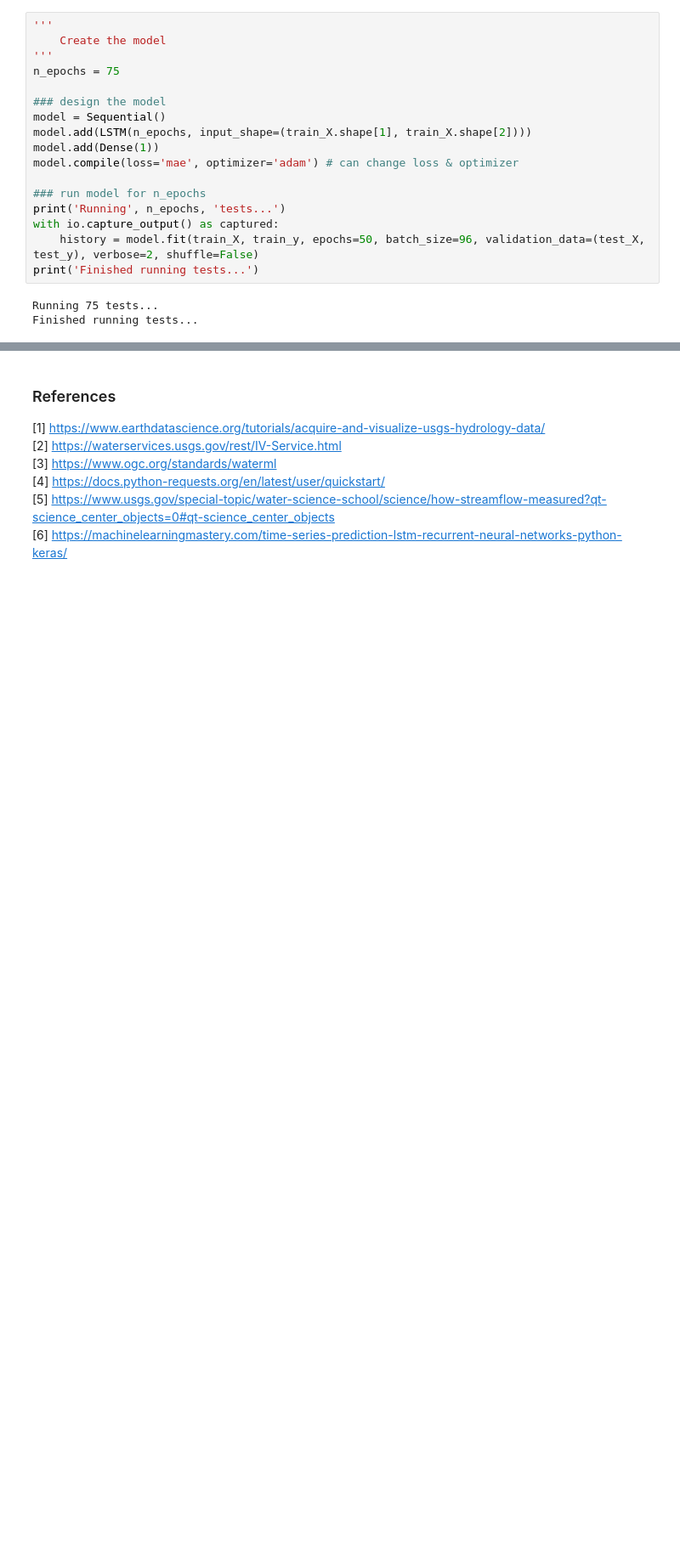
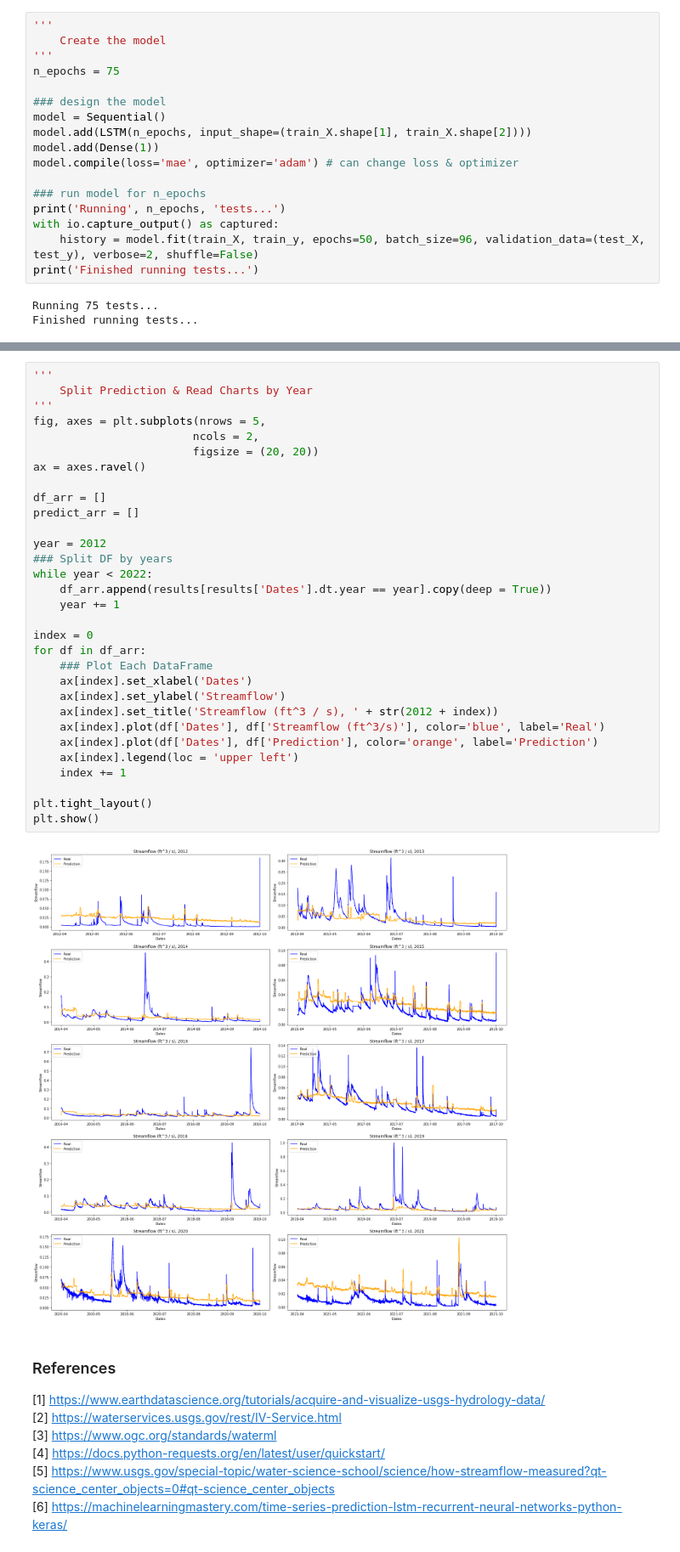
Before and after one commit to Carson-DeSotel/zumbro-flow-prediction, a Jupyter notebook: landuse-flow.ipynb, the cells around one changed output, grey strips where cells are left out. Shown at 85% size. Saved outputs shown, nothing was run; the diff lists cells and outputs as text; blank space fills up the shorter version.

```diff
--- a/landuse-flow.ipynb
+++ b/landuse-flow.ipynb
@@ -390,3 +420,36 @@ plt.show()
+# %%
+'''
+    Split Prediction & Read Charts by Year
+'''
+fig, axes = plt.subplots(nrows = 5,
+                        ncols = 2,
+                        figsize = (20, 20))
+ax = axes.ravel()
+
+df_arr = []
+predict_arr = []
+
+year = 2012
+### Split DF by years
+while year < 2022:
+    df_arr.append(results[results['Dates'].dt.year == year].copy(deep = True))
+    year += 1
+
+index = 0
+for df in df_arr:
+    ### Plot Each DataFrame
+    ax[index].set_xlabel('Dates')
+    ax[index].set_ylabel('Streamflow')
+    ax[index].set_title('Streamflow (ft^3 / s), ' + str(2012 + index))
+    ax[index].plot(df['Dates'], df['Streamflow (ft^3/s)'], color='blue', label='Real')
+    ax[index].plot(df['Dates'], df['Prediction'], color='orange', label='Prediction')
+    ax[index].legend(loc = 'upper left')
+    index += 1
+
+plt.tight_layout()
+plt.show()
+# %% [output]
+[figure, added]
 # %% [markdown]
 ### References
 [1] https://www.earthdatascience.org/tutorials/acquire-and-visualize-usgs-hydrology-data/
```
Also changed, not shown: parts of 14 cells of this notebook.
